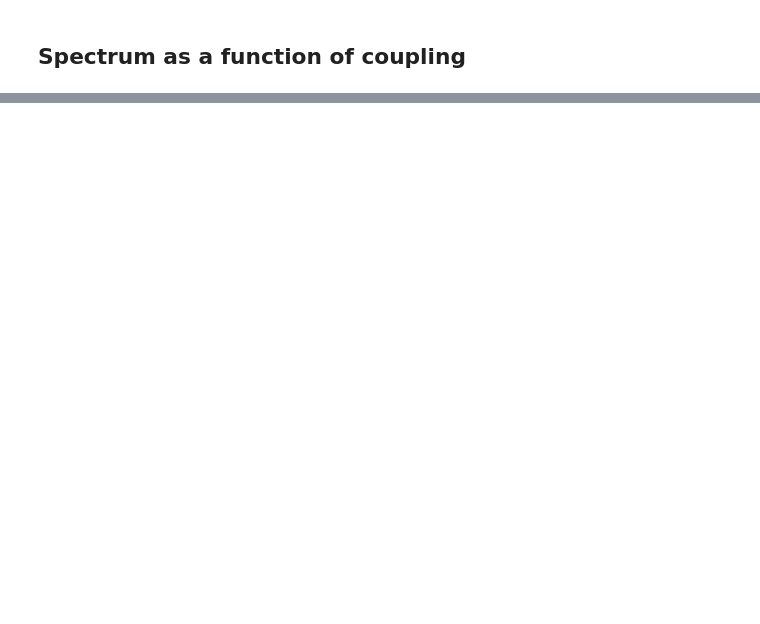
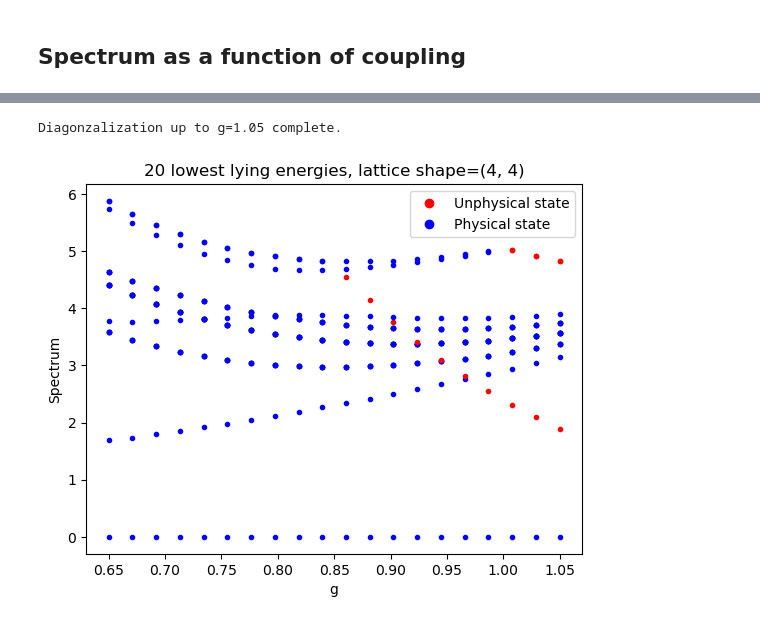
Before and after one commit to squigglomancer/Large-N-VQE, a Jupyter notebook: Large N (1,2,1) Hamiltonian.ipynb, the cells around one changed output, grey strips where cells are left out. Drawn from its saved outputs; the diff is of its cells as text; code cells hidden in the pictures; blank space fills up the shorter version.

```diff
--- a/Large N (1,2,1) Hamiltonian.ipynb
+++ b/Large N (1,2,1) Hamiltonian.ipynb
@@ -533,0 +707,72 @@ $\displaystyle {0.832}\ket{000000000} + {0.176}\ket{100000000} + {0.176}\ket{000
+# %%
+# Create a function that takes in a state vector and a lattice shape, and returns whether the state is physical or not
+def is_physical_state_from_vector(state_vector, lat_shape):
+    n = int(np.log2(len(state_vector)))
+    if n != lat_shape[0] * lat_shape[1]:
+        raise ValueError(f"State vector length {len(state_vector)} does not match expected size {lat_shape[0] * lat_shape[1]}")
+
+    # Check if the dictionary is loaded
+    if is_physical_dict is None:
+        raise ValueError("is_physical_dict is not loaded. Please load it first.")
+
+    # For each nonzero entry in the state vector, check if the corresponding binary string is in the dictionary
+    for i in range(len(state_vector)):
+        if np.abs(state_vector[i]) >= 0.0000001:
+            binary_str = format(i, f"0{n}b")  # convert to binary and pad with zeros
+            if (binary_str, lat_shape) in is_physical_dict:
+                return is_physical_dict[(binary_str, lat_shape)]
+# %%
+# Plot the low lying spectrum of the Hamiltonian as a function of g, with the unphysical states highlighted
+def plot_spectrum_with_unphysical_states(gvals, lat_shape, num_evals=10):
+
+    offset=0.00
+
+    energies = []
+    # Create a list to store which states are unphysical
+    unphysical_states = []
+
+    for i in range(len(gvals)):
+        g = gvals[i]
+        h = make_ham(g, lat_shape, boundary)
+        evals, evecs = eigsh( h, which='SA', k=num_evals )
+        energies.append(evals)
+        # Check if the state is physical and store the result in the list
+        for j in range(num_evals):
+            is_physical = is_physical_state_from_vector(evecs[:,j], lat_shape)
+            unphysical_states.append((g, j, is_physical))
+
+        # show progress
+        print(f"Diagonzalization up to g={g:.2f} complete.", end='\r')
+
+
+    #Make plots
+    fig, ax = plt.subplots()
+
+    plt.title(f"{num_evals} lowest lying energies, lattice shape={lat_shape[0], lat_shape[1]}")
+    plt.xlabel("g")
+    plt.ylabel("Spectrum")
+
+    offset=0.0
+
+    # Plot the energies, highlighting the unphysical states by checking the unphysical_states list to see if the state is unphysical
+    for k in range(num_evals):
+        for i in range(len(gvals)):
+            g = gvals[i]
+            if unphysical_states[num_evals*i + k][2] == False:
+                ax.plot( g, energies[i][k]-energies[i][0]+k*offset, 'ro', markersize=2)
+            else:
+                ax.plot( g, energies[i][k]-energies[i][0]+k*offset, 'bo', markersize=2)
+    # Create a legend
+    ax.plot([], [], 'ro', label='Unphysical state')
+    ax.plot([], [], 'bo', label='Physical state')
+    ax.legend(loc='best')
+    plt.show()
+
+
+# Example usage
+gvals = np.linspace(0.65, 1.05, 20)
+lat_shape = (4, 4)
+plot_spectrum_with_unphysical_states(gvals, lat_shape, num_evals=20)
+# %% [output]
+Diagonzalization up to g=1.05 complete.
+[figure, added]
```
Also changed, not shown: parts of 24 cells of this notebook.
